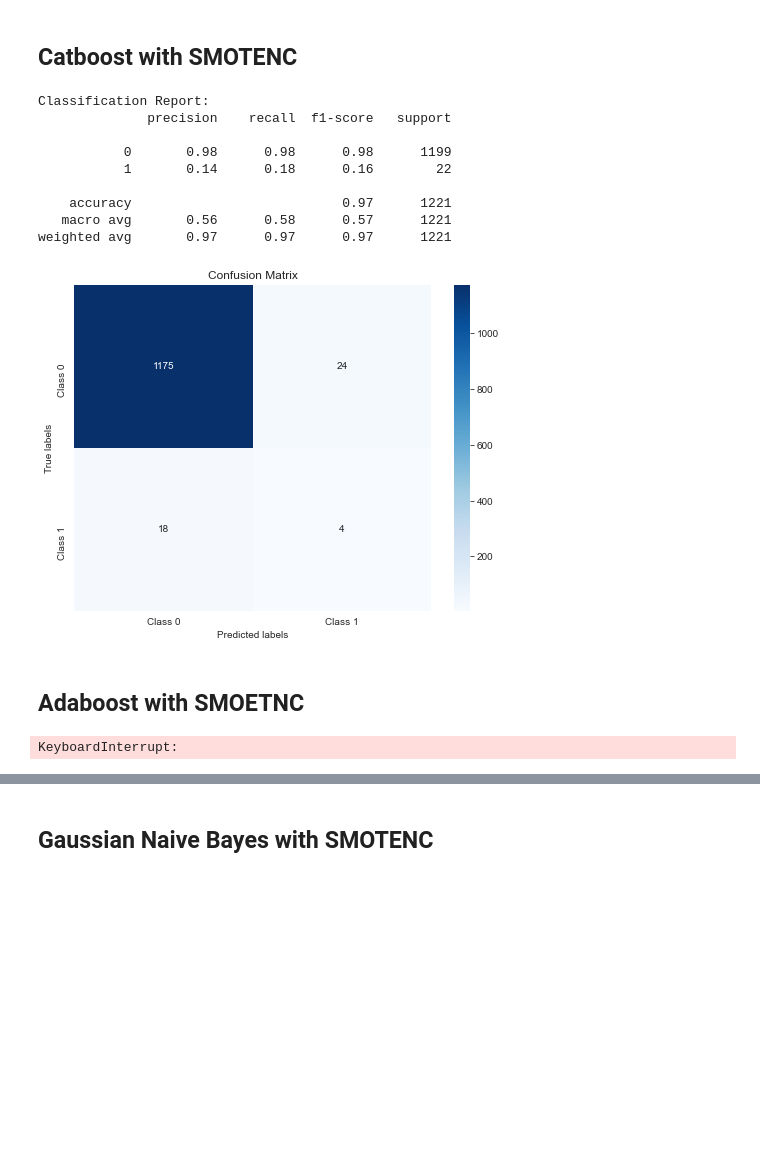
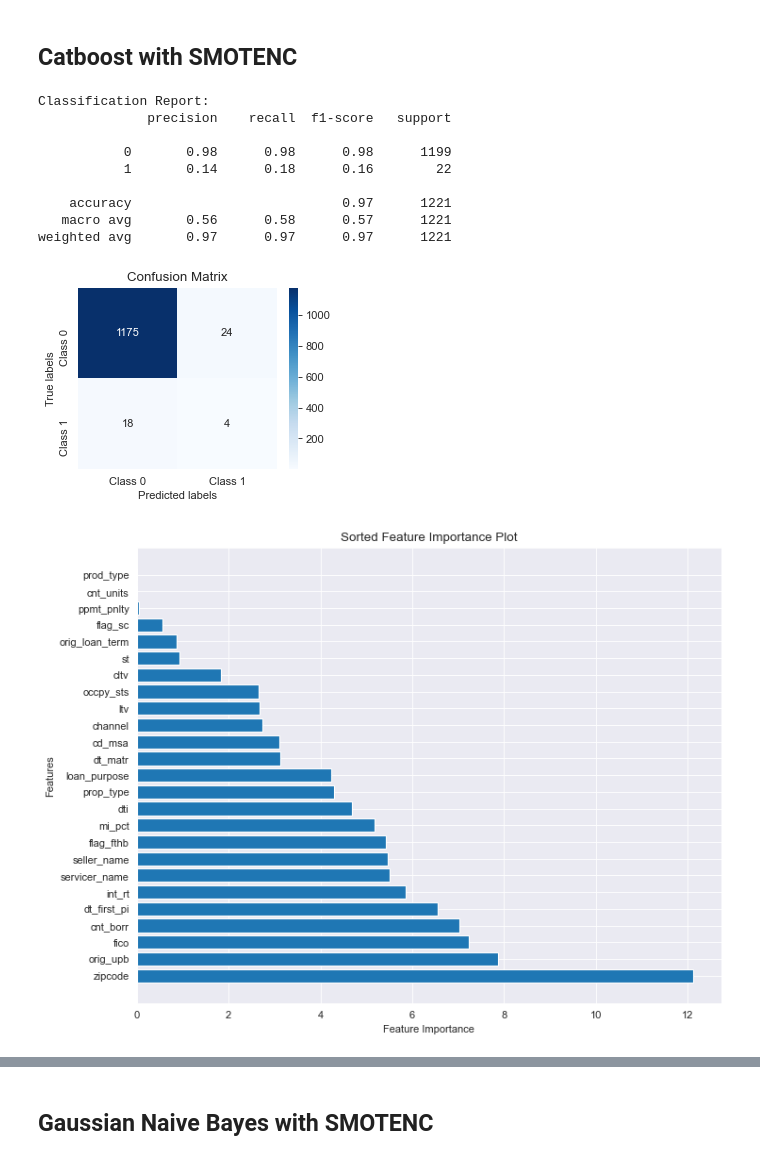
Before and after one commit to IRis0550/mlpy_2, a Jupyter notebook: project_smotenc.ipynb, the cells around one changed output, grey strips where cells are left out. Cells and saved outputs as stored; diff of their text form; code cells hidden in the pictures; blank space fills up the shorter version.

```diff
--- a/project_smotenc.ipynb
+++ b/project_smotenc.ipynb
@@ -386,77 +396,47 @@ weighted avg       0.96      0.98      0.97      1221
 # %% [markdown]
 ## Catboost with SMOTENC
 # %%
-# 创建CatBoost分类器实例
 catboost_model_smotenc = CatBoostClassifier(
     iterations=100,
     learning_rate=0.2,
     depth=16,
     cat_features=categorical_features_indices,
     random_state=42,
-    verbose=0  # 每100次迭代输出一次信息，设置为0则不输出训练过程
+    verbose=0
 )
 
-# 训练模型
+# Train the model
 catboost_model_smotenc.fit(X_train_resampled, y_train_resampled)
 
-# 在测试集上预测
-y_pred_catboost_smotenc = catboost_model_smotenc.predict(X_test)# Generate the classification report
-report_catboost_smotenc = classification_report(y_test,y_pred_catboost_smotenc)
+# Predict on the test set
+y_pred_catboost_smotenc = catboost_model_smotenc.predict(X_test)
+
+# Generate the classification report
+report_catboost_smotenc = classification_report(y_test, y_pred_catboost_smotenc)
 
 # Print the classification report
 print("Classification Report:")
 print(report_catboost_smotenc)
-# Assuming y_test and y_pred are the true labels and predicted labels, respectively
+
 # Calculate the confusion matrix
-conf_matrix_catboost_smotenc= confusion_matrix(y_test,y_pred_catboost_smotenc)
+conf_matrix_catboost_smotenc= confusion_matrix(y_test, y_pred_catboost_smotenc)
 
-# Plot confusion matrix
-plt.figure(figsize=(8, 6))
+# Plot the confusion matrix
+plt.figure(figsize=(4, 3))
 sns.heatmap(conf_matrix_catboost_smotenc, annot=True, fmt="d", cmap="Blues", xticklabels=class_labels, yticklabels=class_labels)
 plt.xlabel('Predicted labels')
 plt.ylabel('True labels')
 plt.title('Confusion Matrix')
 plt.show()
 # %% [output]
 Classification Report:
               precision    recall  f1-score   support
 
            0       0.98      0.98      0.98      1199
            1       0.14      0.18      0.16        22
 
     accuracy                           0.97      1221
    macro avg       0.56      0.58      0.57      1221
 weighted avg       0.97      0.97      0.97      1221
-[figure, old version]
+[figure, new version]
+[figure, added]
-# %% [markdown]
-## Adaboost with SMOETNC
-# %%
-from sklearn.ensemble import AdaBoostClassifier
-from sklearn.tree import DecisionTreeClassifier
-
-# 初始化 AdaBoost 分类器
-# 这里我们使用带权重的决策树作为基学习器
-base_estimator = DecisionTreeClassifier(random_state=42, class_weight='balanced',max_depth=16)
-ada_classifier_smotenc = AdaBoostClassifier(base_estimator=base_estimator, random_state=42)
-
-# 训练分类器
-ada_classifier_smotenc.fit(X_train_processed, y_train_resampled)
-
-# 在测试数据上进行预测
-y_pred_adaboost_smotenc = ada_classifier_smotenc.predict(X_test_processed)
-
-# 生成并打印分类报告
-report_adaboost_smotenc = classification_report(y_test, y_pred_adaboost_smotenc)
-print("Classification Report:")
-print(report_adaboost_smotenc)
-
-# 计算并绘制混淆矩阵
-conf_matrix_adaboost_smotenc = confusion_matrix(y_test, y_pred_adaboost_smotenc)
-plt.figure(figsize=(8, 6))
-sns.heatmap(conf_matrix_adaboost_smotenc, annot=True, fmt="d", cmap="Blues")
-plt.xlabel('Predicted labels')
-plt.ylabel('True labels')
-plt.title('Confusion Matrix')
-plt.show()
-# %% [output]
-KeyboardInterrupt:
```
Also changed, not shown: parts of 21 cells of this notebook, 4 other files.
